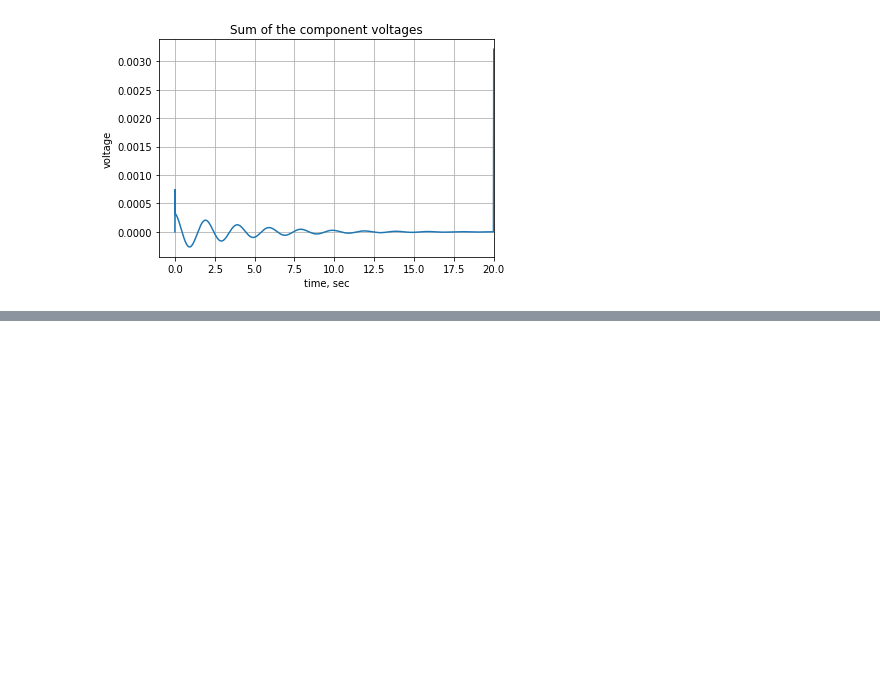
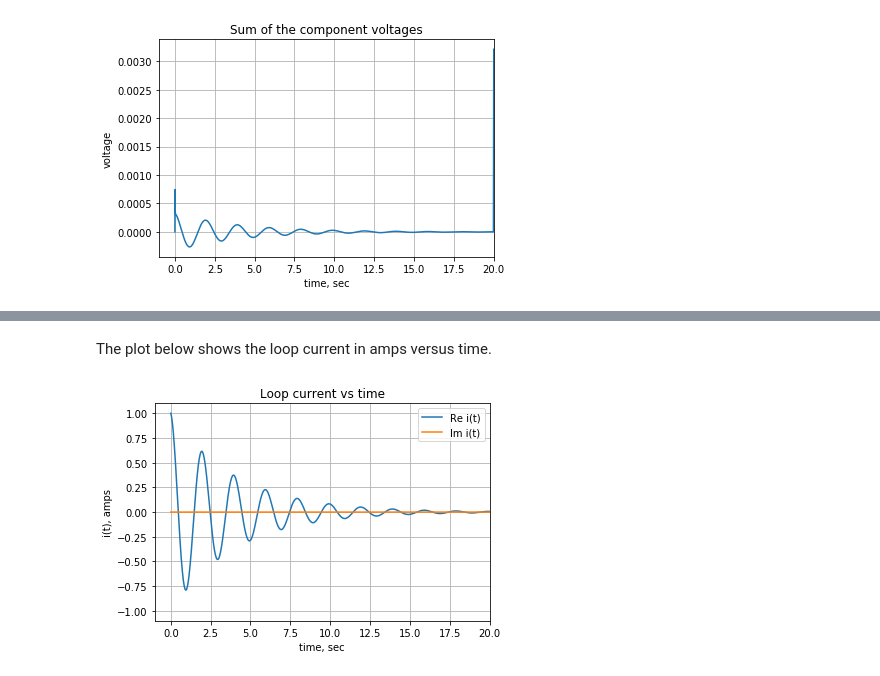
Before and after one commit to Tiburonboy/EE_jupyter_notebooks, a Jupyter notebook: Source free series circuit/Source free series circuit.ipynb, the cells around one changed output, grey strips where cells are left out. Drawn from its saved outputs; the diff is of its cells as text; code cells hidden in the pictures; blank space fills up the shorter version.

```diff
--- a/Source free series circuit/Source free series circuit.ipynb
+++ b/Source free series circuit/Source free series circuit.ipynb
@@ -482,0 +527,18 @@ Electrical engineers don't normally solve circuit analysis problems by writing d
+# %% [markdown]
+The plot below shows the loop current in amps versus time.
+# %%
+#x = np.linspace(0, 20, 2000, endpoint=True)
+plt.title('Loop current vs time')
+
+plt.plot(x, np.real(func_current1(x)),label='Re i(t)')
+plt.plot(x, np.imag(func_current1(x)),label='Im i(t)')
+
+plt.ylabel('i(t), amps')
+plt.xlabel('time, sec')
+plt.ylim((-1.1,1.1))
+plt.xlim((-1,20))
+plt.legend()
+plt.grid()
+plt.show()
+# %% [output]
+[figure, added]
```
Also changed, not shown: parts of 19 cells of this notebook.
